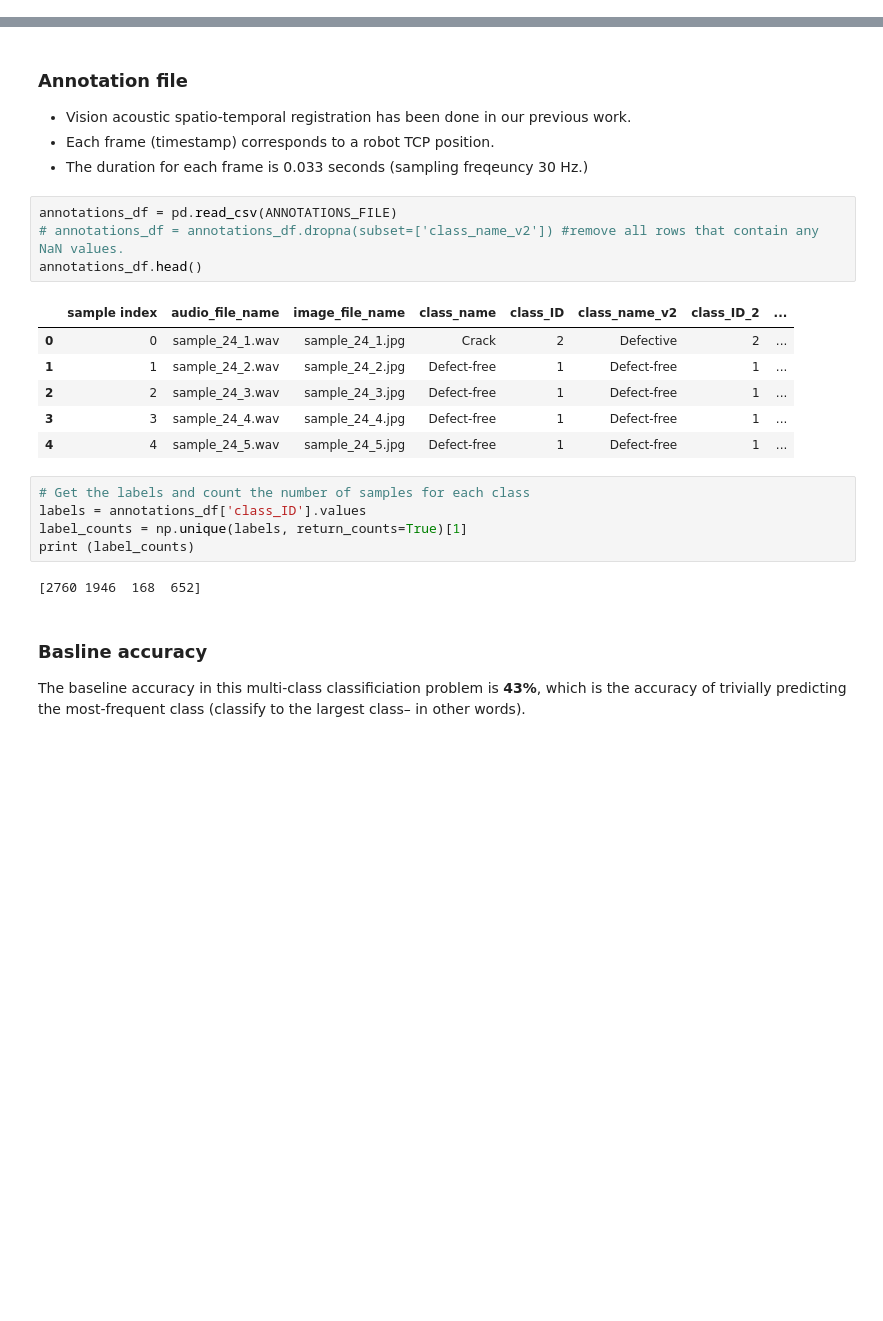
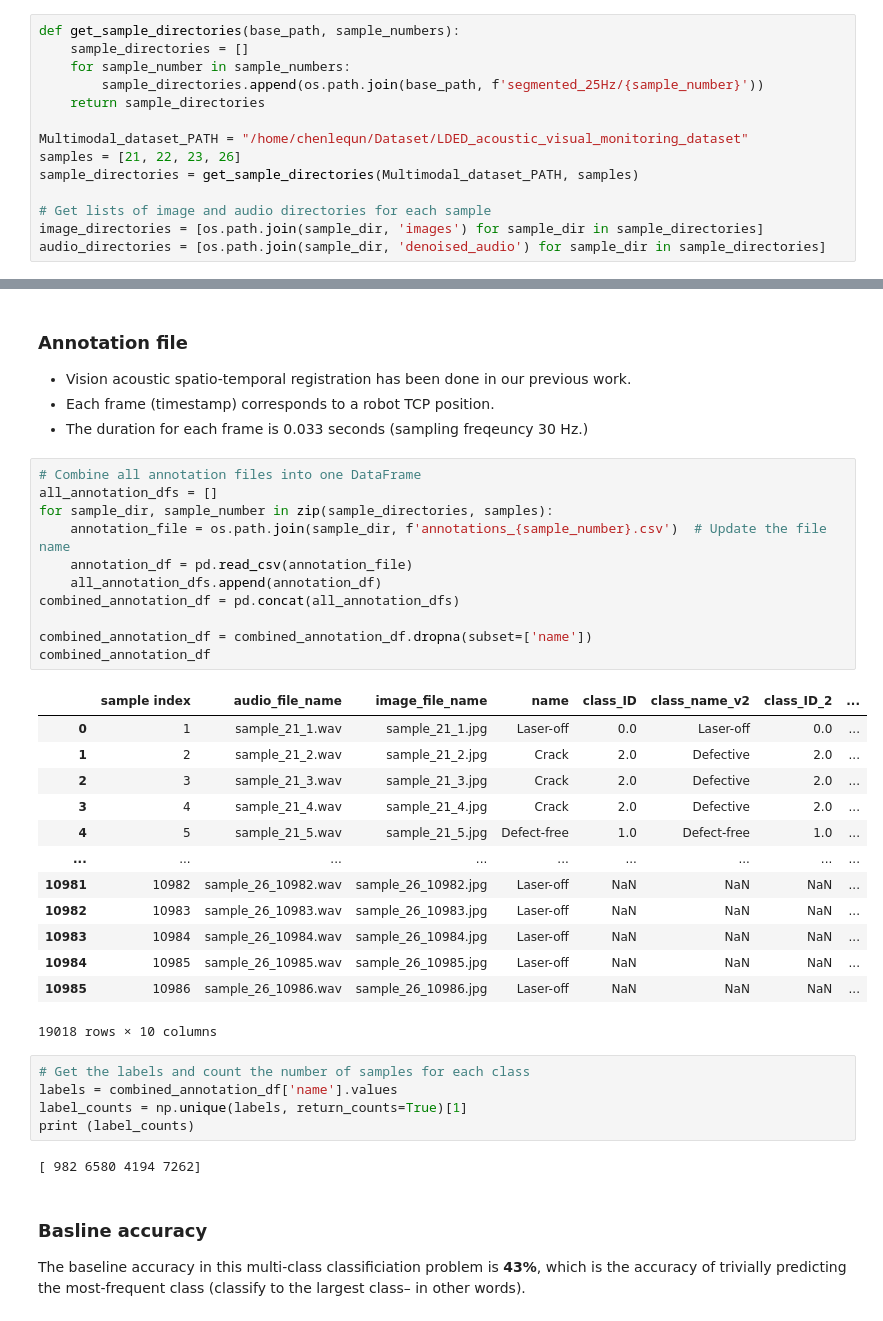
Before and after one commit to Davidlequnchen/LDED-FusionNet, a Jupyter notebook: code/2_train_visual.ipynb, the cells around one changed output, grey strips where cells are left out. Saved outputs shown, nothing was run; the diff lists cells and outputs as text; blank space fills up the shorter version.

```diff
--- a/code/2_train_visual.ipynb
+++ b/code/2_train_visual.ipynb
@@ -82,0 +75,14 @@ EPOCHS = 10
+# %%
+def get_sample_directories(base_path, sample_numbers):
+    sample_directories = []
+    for sample_number in sample_numbers:
+        sample_directories.append(os.path.join(base_path, f'segmented_25Hz/{sample_number}'))
+    return sample_directories
+
+Multimodal_dataset_PATH = "/home/chenlequn/Dataset/LDED_acoustic_visual_monitoring_dataset"
+samples = [21, 22, 23, 26]
+sample_directories = get_sample_directories(Multimodal_dataset_PATH, samples)
+
+# Get lists of image and audio directories for each sample
+image_directories = [os.path.join(sample_dir, 'images') for sample_dir in sample_directories]
+audio_directories = [os.path.join(sample_dir, 'denoised_audio') for sample_dir in sample_directories]
@@ -115,23 +128,37 @@ Using cuda
 - Each frame (timestamp) corresponds to a robot TCP position.
 - The duration for each frame is 0.033 seconds (sampling freqeuncy 30 Hz.)
 # %%
-annotations_df = pd.read_csv(ANNOTATIONS_FILE)
-# annotations_df = annotations_df.dropna(subset=['class_name_v2']) #remove all rows that contain any NaN values.
-annotations_df.head()
+# Combine all annotation files into one DataFrame
+all_annotation_dfs = []
+for sample_dir, sample_number in zip(sample_directories, samples):
+    annotation_file = os.path.join(sample_dir, f'annotations_{sample_number}.csv')  # Update the file name
+    annotation_df = pd.read_csv(annotation_file)
+    all_annotation_dfs.append(annotation_df)
+combined_annotation_df = pd.concat(all_annotation_dfs)
+
+combined_annotation_df = combined_annotation_df.dropna(subset=['name'])
+combined_annotation_df
 # %% [output]
-|  | sample index | audio_file_name | image_file_name | class_name | class_ID | class_name_v2 | class_ID_2 | ... |
-| 0 | 0 | sample_24_1.wav | sample_24_1.jpg | Crack | 2 | Defective | 2 | ... |
-| 1 | 1 | sample_24_2.wav | sample_24_2.jpg | Defect-free | 1 | Defect-free | 1 | ... |
-| 2 | 2 | sample_24_3.wav | sample_24_3.jpg | Defect-free | 1 | Defect-free | 1 | ... |
-| 3 | 3 | sample_24_4.wav | sample_24_4.jpg | Defect-free | 1 | Defect-free | 1 | ... |
-| 4 | 4 | sample_24_5.wav | sample_24_5.jpg | Defect-free | 1 | Defect-free | 1 | ... |
+|  | sample index | audio_file_name | image_file_name | name | class_ID | class_name_v2 | class_ID_2 | ... |
+| 0 | 1 | sample_21_1.wav | sample_21_1.jpg | Laser-off | 0.0 | Laser-off | 0.0 | ... |
+| 1 | 2 | sample_21_2.wav | sample_21_2.jpg | Crack | 2.0 | Defective | 2.0 | ... |
+| 2 | 3 | sample_21_3.wav | sample_21_3.jpg | Crack | 2.0 | Defective | 2.0 | ... |
+| 3 | 4 | sample_21_4.wav | sample_21_4.jpg | Crack | 2.0 | Defective | 2.0 | ... |
+| 4 | 5 | sample_21_5.wav | sample_21_5.jpg | Defect-free | 1.0 | Defect-free | 1.0 | ... |
+| ... | ... | ... | ... | ... | ... | ... | ... | ... |
+| 10981 | 10982 | sample_26_10982.wav | sample_26_10982.jpg | Laser-off | NaN | NaN | NaN | ... |
+| 10982 | 10983 | sample_26_10983.wav | sample_26_10983.jpg | Laser-off | NaN | NaN | NaN | ... |
+| 10983 | 10984 | sample_26_10984.wav | sample_26_10984.jpg | Laser-off | NaN | NaN | NaN | ... |
+| 10984 | 10985 | sample_26_10985.wav | sample_26_10985.jpg | Laser-off | NaN | NaN | NaN | ... |
+| 10985 | 10986 | sample_26_10986.wav | sample_26_10986.jpg | Laser-off | NaN | NaN | NaN | ... |
+19018 rows × 10 columns
 # %%
 # Get the labels and count the number of samples for each class
-labels = annotations_df['class_ID'].values
+labels = combined_annotation_df['name'].values
 label_counts = np.unique(labels, return_counts=True)[1]
 print (label_counts)
 # %% [output]
-[2760 1946  168  652]
+[ 982 6580 4194 7262]
 # %% [markdown]
 ### Basline accuracy
 The baseline accuracy in this multi-class classificiation problem is **43%**, which is the accuracy of trivially predicting the most-frequent class (classify to the largest class– in other words).
```
Also changed, not shown: parts of 14 cells of this notebook, 23 other files.
